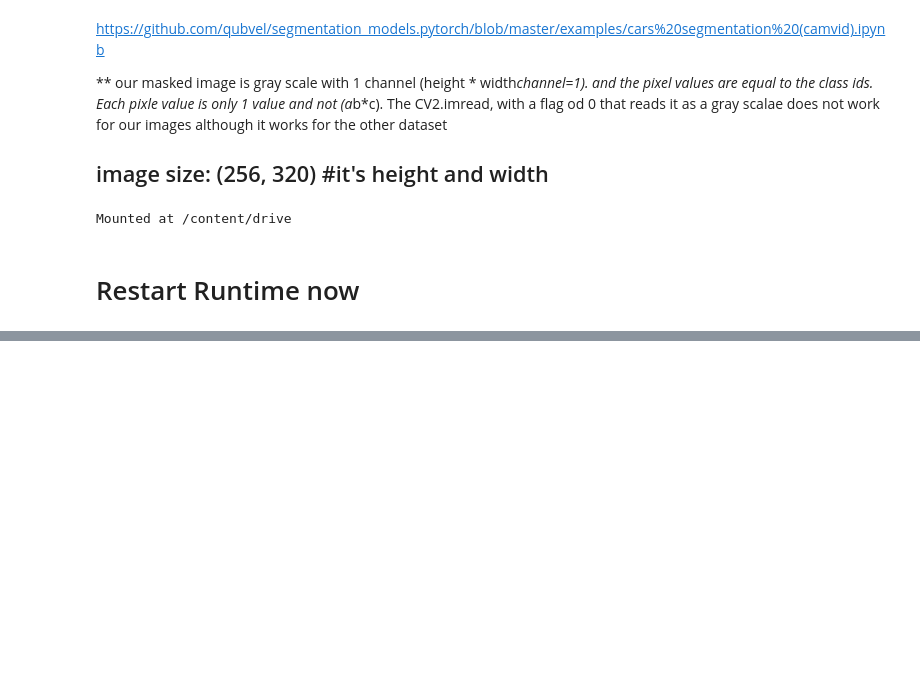
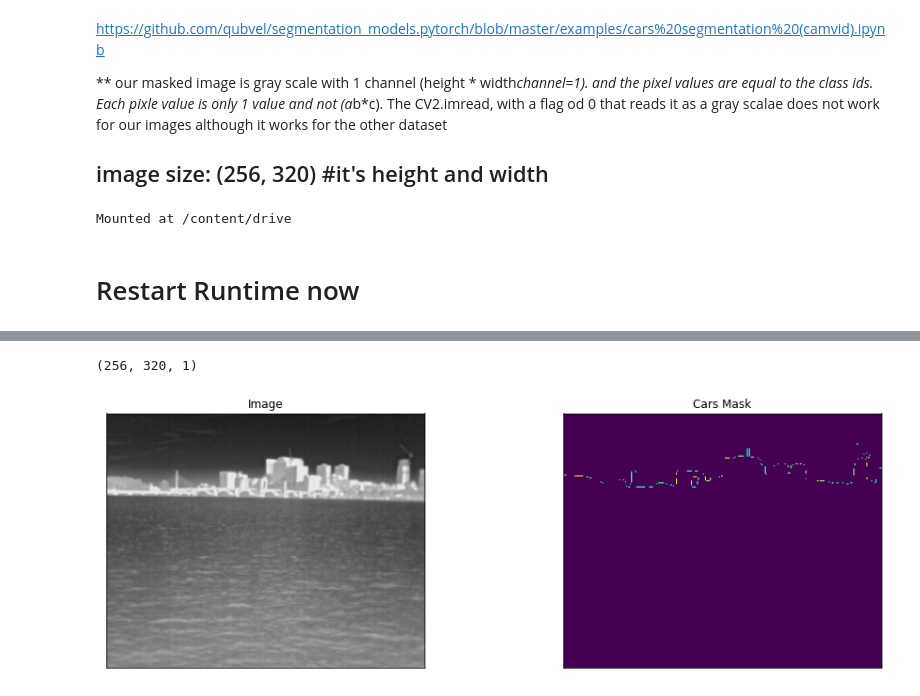
Before and after one commit to ssnirgudkar/Home-AIML, a Jupyter notebook: pspnet_pytorch.ipynb, the cells around one changed output, grey strips where cells are left out. Saved outputs shown, nothing was run; the diff lists cells and outputs as text; code cells hidden in the pictures; blank space fills up the shorter version.

```diff
--- a/pspnet_pytorch.ipynb
+++ b/pspnet_pytorch.ipynb
@@ -397,0 +451,12 @@ for i in range(5):
+# %%
+dataset = Dataset(x_train_dir, y_train_dir, classes=['obstacle'])
+#print("mask array" pill_to_array("/content/drive/MyDrive/pspdata/trainannot/1571161258.414889_1.png"))
+image, mask = dataset[1] # get some sample
+print(mask.shape)
+visualize(
+    image=image,
+    cars_mask=mask.squeeze(),
+)
+# %% [output]
+(256, 320, 1)
+[figure, added]
```
Also changed, not shown: parts of 12 cells of this notebook.
